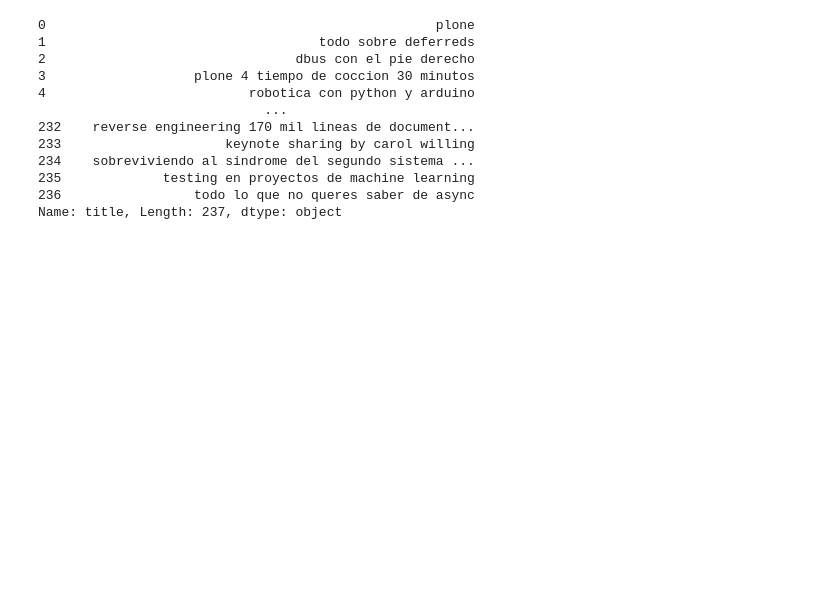
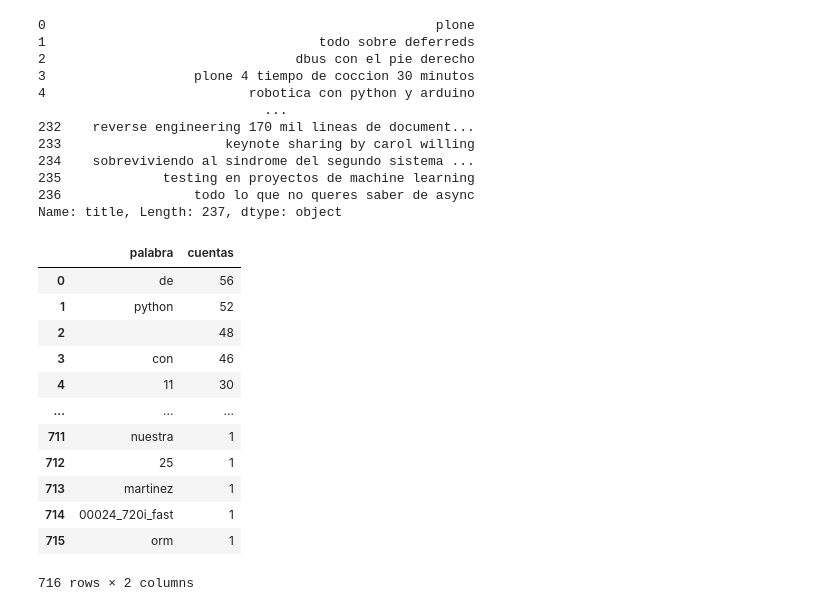
Before and after one commit to akielbowicz/previa-pyconar-2020, a Jupyter notebook: notebooks/02_analisis_de_datos.ipynb, the cells around one changed output. Saved outputs shown, nothing was run; the diff lists cells and outputs as text; code cells hidden in the pictures; blank space fills up the shorter version.

```diff
--- a/notebooks/02_analisis_de_datos.ipynb
+++ b/notebooks/02_analisis_de_datos.ipynb
@@ -87,9 +87,24 @@ Name: title, Length: 237, dtype: object
 # %%
 a = (titulos.str.split(' ',expand=True)
         .stack()
-#         .reset_index(drop=True)
+# #         .reset_index(drop=True)
         .value_counts()
         .to_frame(name='cuentas')
         .reset_index()
         .rename(columns={'index':'palabra'})
 )
+a
+# %% [output]
+|  | palabra | cuentas |
+| 0 | de | 56 |
+| 1 | python | 52 |
+| 2 |  | 48 |
+| 3 | con | 46 |
+| 4 | 11 | 30 |
+| ... | ... | ... |
+| 711 | nuestra | 1 |
+| 712 | 25 | 1 |
+| 713 | martinez | 1 |
+| 714 | 00024_720i_fast | 1 |
+| 715 | orm | 1 |
+716 rows × 2 columns
```
Also changed, not shown: parts of 2 cells of this notebook.
